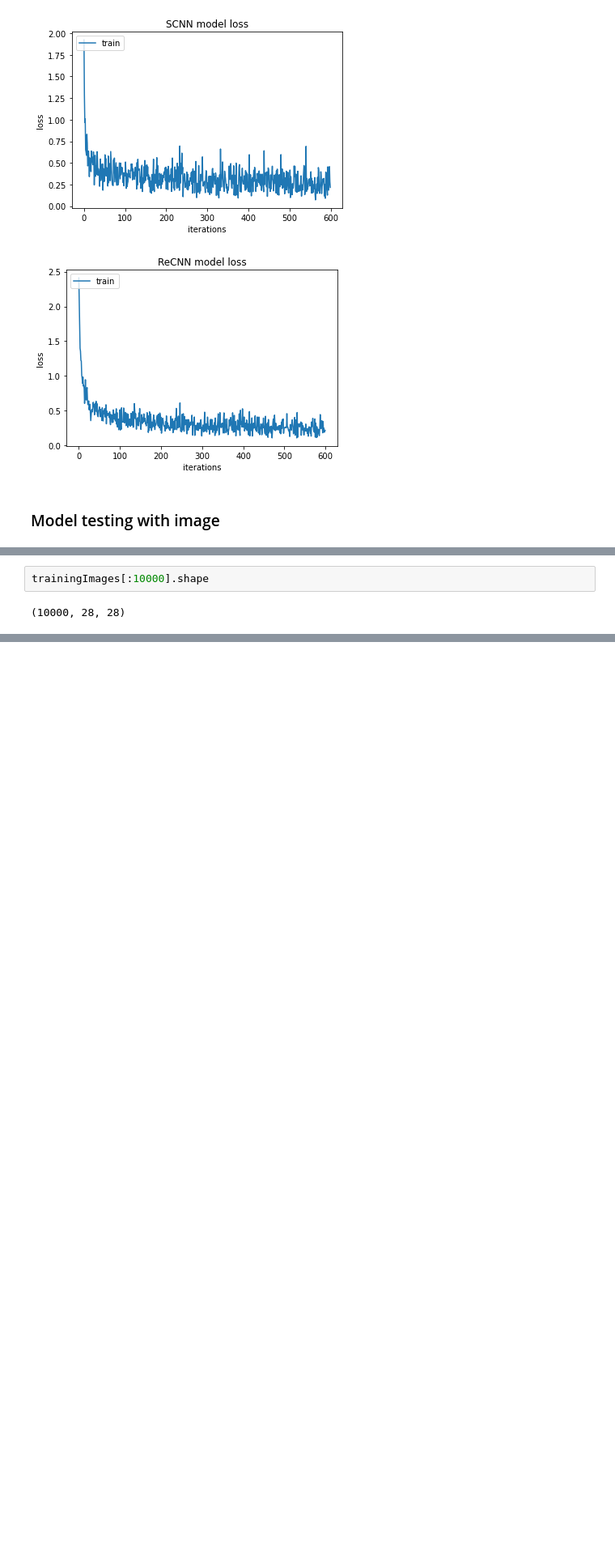
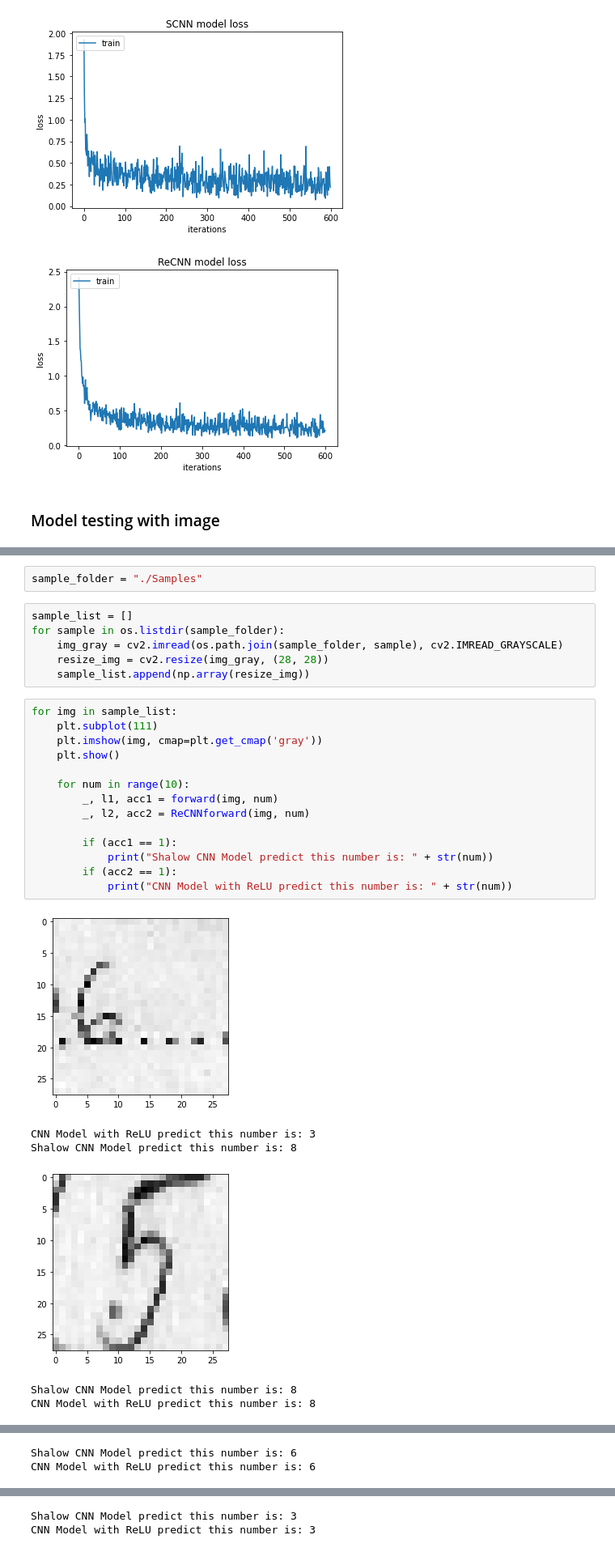
Before and after one commit to thanhhocse96/DeepLearningDemo, a Jupyter notebook: CNN.ipynb, the cells around one changed output, grey strips where cells are left out. Shown at 81% size. Saved outputs shown, nothing was run; the diff lists cells and outputs as text; blank space fills up the shorter version.

Commit message:
Test with some real sample

```diff
--- a/CNN.ipynb
+++ b/CNN.ipynb
@@ -563,4 +557,29 @@ history_chart(ReCNN_history['loss'], 'ReCNN model loss', 'iterations', 'loss', '
-# %%
-trainingImages[:10000].shape
-# %% [output]
-(10000, 28, 28)
+# %%
+sample_folder = "./Samples"
+# %%
+sample_list = []
+for sample in os.listdir(sample_folder):
+    img_gray = cv2.imread(os.path.join(sample_folder, sample), cv2.IMREAD_GRAYSCALE)
+    resize_img = cv2.resize(img_gray, (28, 28))
+    sample_list.append(np.array(resize_img))
+# %%
+for img in sample_list:
+    plt.subplot(111)
+    plt.imshow(img, cmap=plt.get_cmap('gray'))
+    plt.show()
+
+    for num in range(10):
+        _, l1, acc1 = forward(img, num)
+        _, l2, acc2 = ReCNNforward(img, num)
+
+        if (acc1 == 1):
+            print("Shalow CNN Model predict this number is: " + str(num))
+        if (acc2 == 1):
+            print("CNN Model with ReLU predict this number is: " + str(num))
+# %% [output]
+[figure, added]
+CNN Model with ReLU predict this number is: 3
+Shalow CNN Model predict this number is: 8
+[figure, added]
+Shalow CNN Model predict this number is: 8
+CNN Model with ReLU predict this number is: 8
@@ -566,0 +587,2 @@ trainingImages[:10000].shape
+Shalow CNN Model predict this number is: 6
+CNN Model with ReLU predict this number is: 6
@@ -566,0 +590,2 @@ trainingImages[:10000].shape
+Shalow CNN Model predict this number is: 3
+CNN Model with ReLU predict this number is: 3
```
Also changed, not shown: parts of 9 cells of this notebook, 9 other files.
